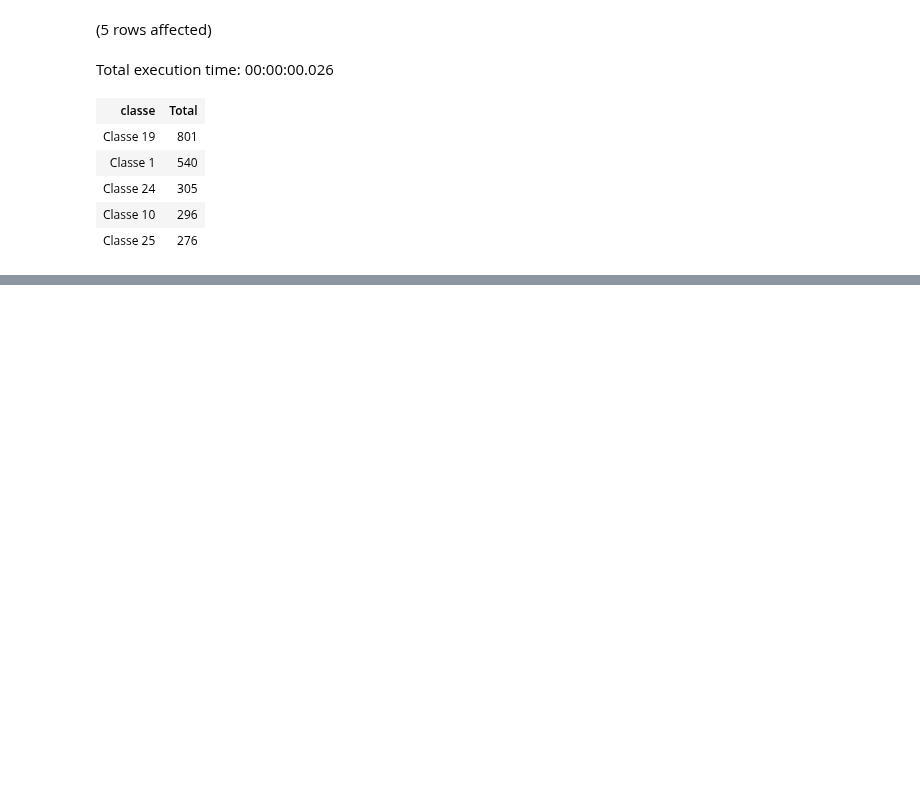
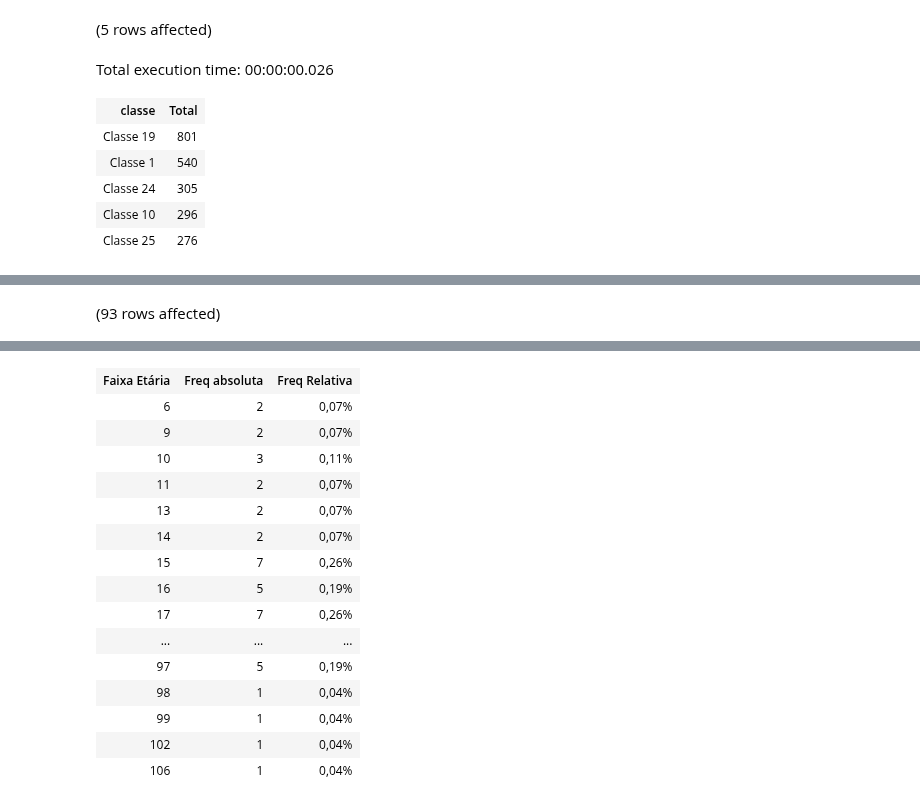
Before and after one commit to AlbertoFAraujo/EDA_Hospitalar, a Jupyter notebook: Xhospital_EDA.ipynb, the cells around one changed output, grey strips where cells are left out. Drawn from its saved outputs; the diff is of its cells as text; code cells hidden in the pictures; blank space fills up the shorter version.

```diff
--- a/Xhospital_EDA.ipynb
+++ b/Xhospital_EDA.ipynb
@@ -205,0 +311,16 @@ Total execution time: 00:00:00.022
+# %%
+-- Qual a frequência absoluta e relativa por idade dos pacientes?
+WITH faixa AS (
+SELECT
+    YEAR(GETDATE()) - YEAR(data_nasc_paciente) AS [Faixa Etária]
+FROM tab_paciente
+)
+SELECT
+    [Faixa Etária],
+    COUNT(*) AS [Freq absoluta],
+    FORMAT(1.0 * COUNT(*)/SUM(COUNT(*))OVER(),'0.00%') AS [Freq Relativa]
+FROM faixa
+GROUP BY [Faixa Etária]
+ORDER BY [Faixa Etária] ASC
+# %% [output]
+(93 rows affected)
@@ -205,0 +328,16 @@ Total execution time: 00:00:00.022
+| Faixa Etária | Freq absoluta | Freq Relativa |
+| 6 | 2 | 0,07% |
+| 9 | 2 | 0,07% |
+| 10 | 3 | 0,11% |
+| 11 | 2 | 0,07% |
+| 13 | 2 | 0,07% |
+| 14 | 2 | 0,07% |
+| 15 | 7 | 0,26% |
+| 16 | 5 | 0,19% |
+| 17 | 7 | 0,26% |
+| ... | ... | ... |
+| 97 | 5 | 0,19% |
+| 98 | 1 | 0,04% |
+| 99 | 1 | 0,04% |
+| 102 | 1 | 0,04% |
+| 106 | 1 | 0,04% |
```
Also changed, not shown: parts of 16 cells of this notebook.
